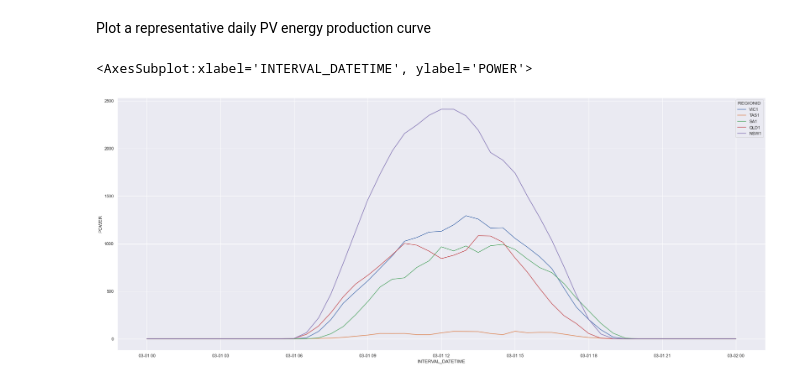
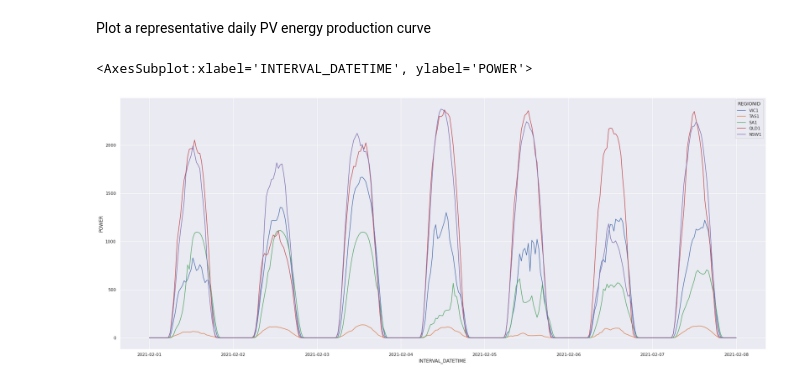
Before and after one commit to the-rahul-kumar/UNSW-Group-C-Project, a Jupyter notebook: src/Mat/rooftop_pv.ipynb, the cells around one changed output. Saved outputs shown, nothing was run; the diff lists cells and outputs as text; code cells hidden in the pictures.

```diff
--- a/src/Mat/rooftop_pv.ipynb
+++ b/src/Mat/rooftop_pv.ipynb
@@ -169,10 +226,10 @@ measurement_state_df.to_csv(DATA_PATH+"rooftop_pv_measurement_wholestate.csv")
 Plot a representative daily PV energy production curve
 # %%
 sns.set(rc={"figure.figsize": (30,12)})
-sns.lineplot(x='INTERVAL_DATETIME', y='POWER', hue='REGIONID', data=measurement_state_df[(measurement_state_df.INTERVAL_DATETIME >= '2021-03-01') & (measurement_state_df.INTERVAL_DATETIME <= '2021-03-02')])
+sns.lineplot(x='INTERVAL_DATETIME', y='POWER', hue='REGIONID', data=measurement_state_df[(measurement_state_df.INTERVAL_DATETIME >= '2021-02-01') & (measurement_state_df.INTERVAL_DATETIME <= '2021-02-08')])
 # %% [output]
 <AxesSubplot:xlabel='INTERVAL_DATETIME', ylabel='POWER'>
-[figure, old version]
+[figure, new version]
 # %%
 # Plot the maximum PV output per day for each state over time
 # Group by day and by state and find the max output
```
Also changed, not shown: parts of 18 cells of this notebook.
